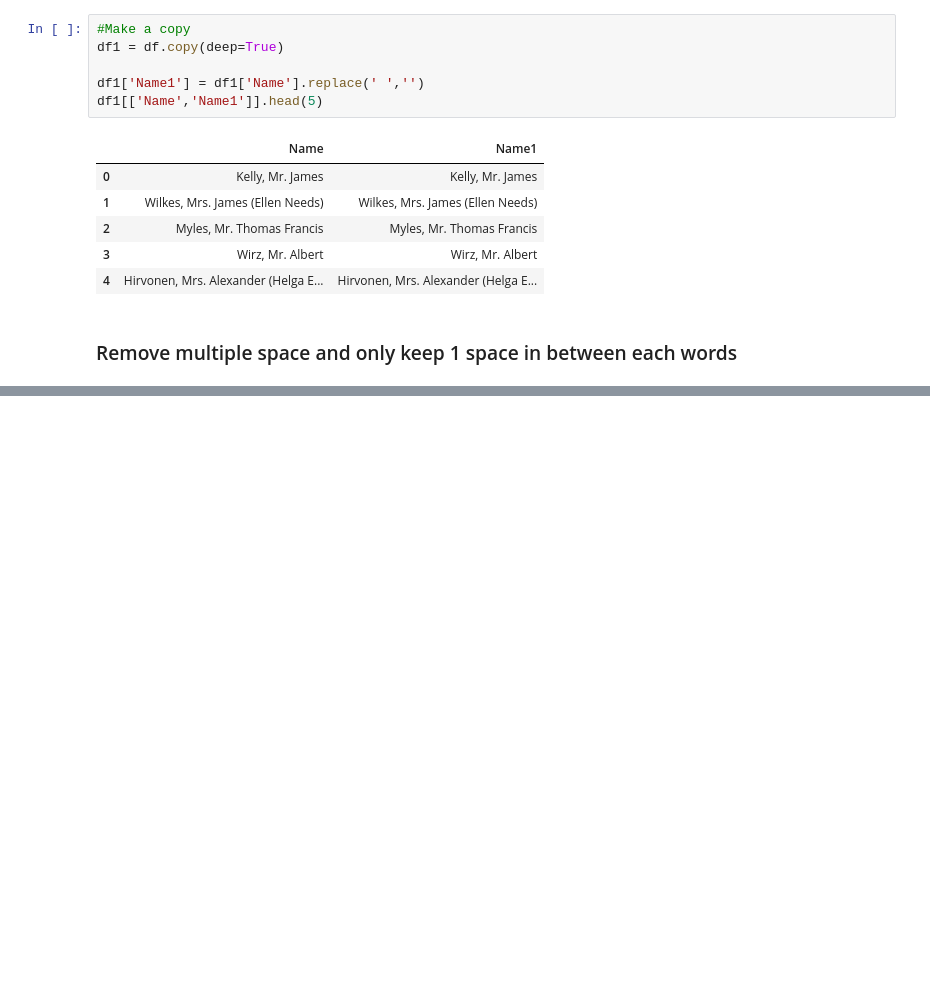
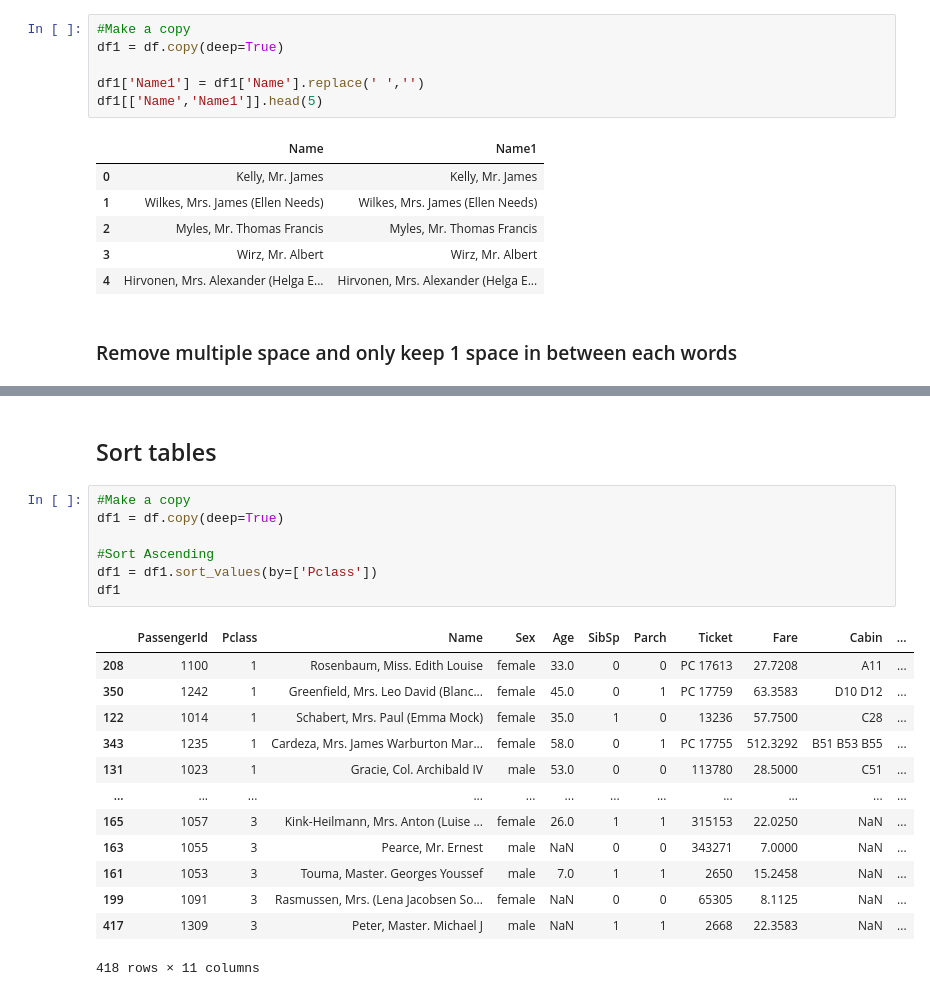
Before and after one commit to cjyi31/Basic-Python-Training, a Jupyter notebook: notebooks/02 Basic Data Cleaning and Manipulation (with Pandas Package).ipynb, the cells around one changed output, grey strips where cells are left out. Saved outputs shown, nothing was run; the diff lists cells and outputs as text; blank space fills up the shorter version.

```diff
--- a/notebooks/02 Basic Data Cleaning and Manipulation (with Pandas Package).ipynb
+++ b/notebooks/02 Basic Data Cleaning and Manipulation (with Pandas Package).ipynb
@@ -197,0 +210,23 @@ Another example
+# %% [markdown]
+## Sort tables
+# %%
+#Make a copy
+df1 = df.copy(deep=True)
+
+#Sort Ascending
+df1 = df1.sort_values(by=['Pclass'])
+df1
+# %% [output]
+|  | PassengerId | Pclass | Name | Sex | Age | SibSp | Parch | Ticket | Fare | Cabin | ... |
+| 208 | 1100 | 1 | Rosenbaum, Miss. Edith Louise | female | 33.0 | 0 | 0 | PC 17613 | 27.7208 | A11 | ... |
+| 350 | 1242 | 1 | Greenfield, Mrs. Leo David (Blanc... | female | 45.0 | 0 | 1 | PC 17759 | 63.3583 | D10 D12 | ... |
+| 122 | 1014 | 1 | Schabert, Mrs. Paul (Emma Mock) | female | 35.0 | 1 | 0 | 13236 | 57.7500 | C28 | ... |
+| 343 | 1235 | 1 | Cardeza, Mrs. James Warburton Mar... | female | 58.0 | 0 | 1 | PC 17755 | 512.3292 | B51 B53 B55 | ... |
+| 131 | 1023 | 1 | Gracie, Col. Archibald IV | male | 53.0 | 0 | 0 | 113780 | 28.5000 | C51 | ... |
+| ... | ... | ... | ... | ... | ... | ... | ... | ... | ... | ... | ... |
+| 165 | 1057 | 3 | Kink-Heilmann, Mrs. Anton (Luise ... | female | 26.0 | 1 | 1 | 315153 | 22.0250 | NaN | ... |
+| 163 | 1055 | 3 | Pearce, Mr. Ernest | male | NaN | 0 | 0 | 343271 | 7.0000 | NaN | ... |
+| 161 | 1053 | 3 | Touma, Master. Georges Youssef | male | 7.0 | 1 | 1 | 2650 | 15.2458 | NaN | ... |
+| 199 | 1091 | 3 | Rasmussen, Mrs. (Lena Jacobsen So... | female | NaN | 0 | 0 | 65305 | 8.1125 | NaN | ... |
+| 417 | 1309 | 3 | Peter, Master. Michael J | male | NaN | 1 | 1 | 2668 | 22.3583 | NaN | ... |
+418 rows × 11 columns
```
Also changed, not shown: parts of 19 cells of this notebook.
